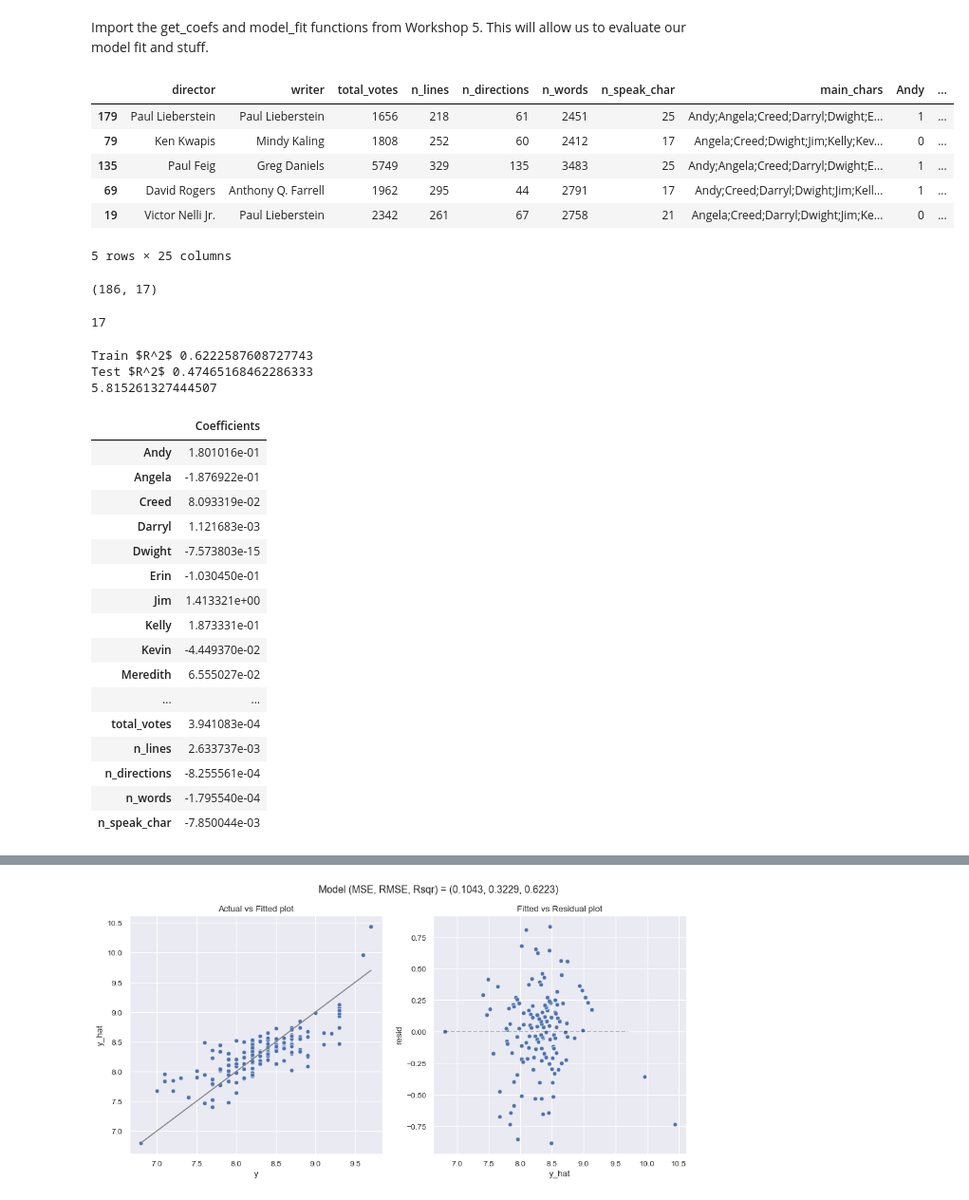
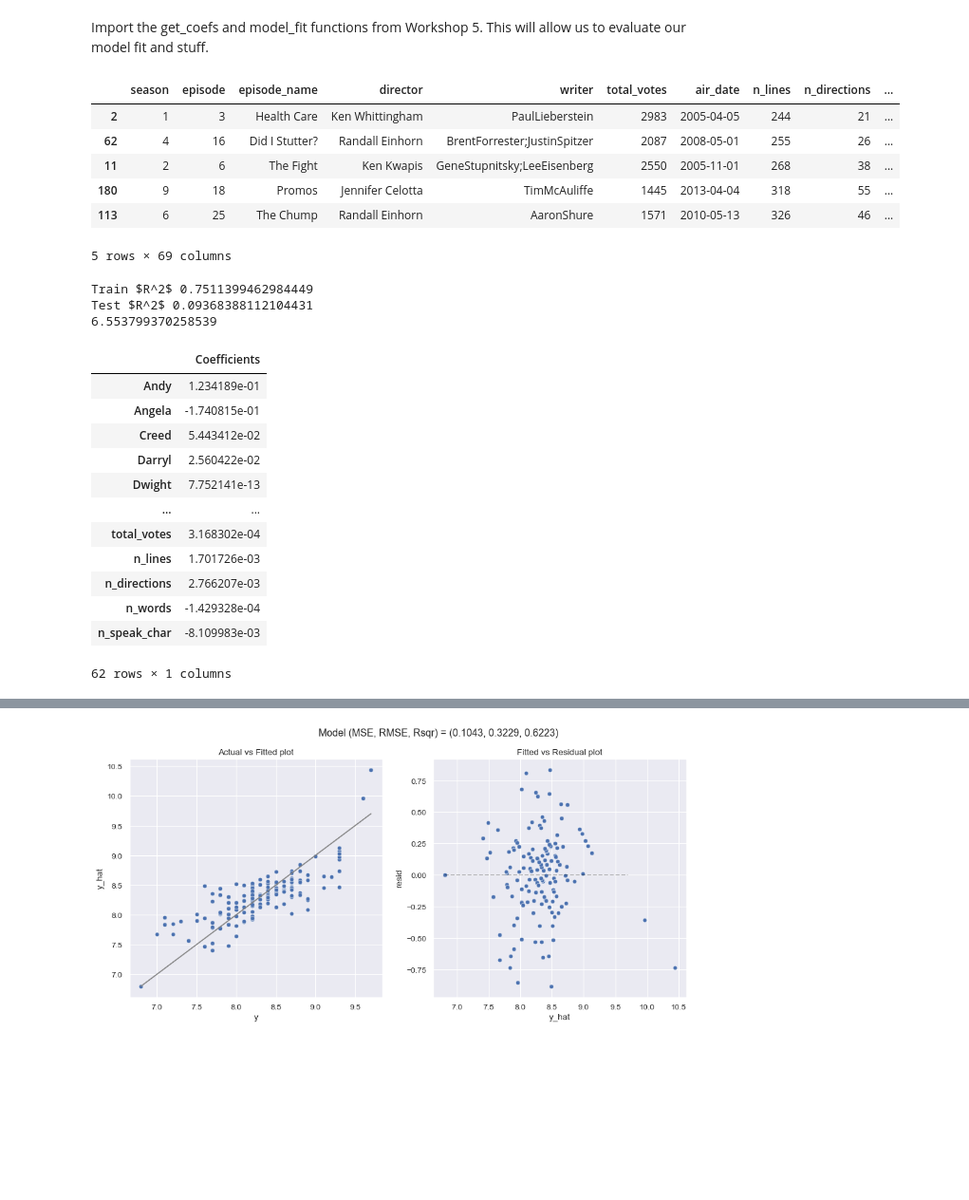
Before and after one commit to aidangarrity/MachineLearningProj1, a Jupyter notebook: project1.ipynb, the cells around one changed output, grey strips where cells are left out. Shown at 95% size. Drawn from its saved outputs; the diff is of its cells as text; code cells hidden in the pictures; blank space fills up the shorter version.

```diff
--- a/project1.ipynb
+++ b/project1.ipynb
@@ -391,29 +389,22 @@ def model_fit(m, X, y, plot = False):
 # %%
 # Splitting into test and train data
 from sklearn.model_selection import train_test_split
-
+people = chars.join(writers)
 X = data.drop('imdb_rating', axis = 1) # Set of features
-X_ = pd.merge(X, chars, left_index=True, right_index=True)
+X_ = pd.merge(X, people, left_index=True, right_index=True)
 
 y = data['imdb_rating']
 
 X_train, X_test, y_train, y_test = train_test_split(X_, y, test_size = 0.20)
 X_test.head()
 # %% [output]
-|  | director | writer | total_votes | n_lines | n_directions | n_words | n_speak_char | main_chars | Andy | ... |
-| 179 | Paul Lieberstein | Paul Lieberstein | 1656 | 218 | 61 | 2451 | 25 | Andy;Angela;Creed;Darryl;Dwight;E... | 1 | ... |
-| 79 | Ken Kwapis | Mindy Kaling | 1808 | 252 | 60 | 2412 | 17 | Angela;Creed;Dwight;Jim;Kelly;Kev... | 0 | ... |
-| 135 | Paul Feig | Greg Daniels | 5749 | 329 | 135 | 3483 | 25 | Andy;Angela;Creed;Darryl;Dwight;E... | 1 | ... |
-| 69 | David Rogers | Anthony Q. Farrell | 1962 | 295 | 44 | 2791 | 17 | Andy;Creed;Darryl;Dwight;Jim;Kell... | 1 | ... |
-| 19 | Victor Nelli Jr. | Paul Lieberstein | 2342 | 261 | 67 | 2758 | 21 | Angela;Creed;Darryl;Dwight;Jim;Ke... | 0 | ... |
+|  | season | episode | episode_name | director | writer | total_votes | air_date | n_lines | n_directions | ... |
+| 2 | 1 | 3 | Health Care | Ken Whittingham | PaulLieberstein | 2983 | 2005-04-05 | 244 | 21 | ... |
+| 62 | 4 | 16 | Did I Stutter? | Randall Einhorn | BrentForrester;JustinSpitzer | 2087 | 2008-05-01 | 255 | 26 | ... |
+| 11 | 2 | 6 | The Fight | Ken Kwapis | GeneStupnitsky;LeeEisenberg | 2550 | 2005-11-01 | 268 | 38 | ... |
+| 180 | 9 | 18 | Promos | Jennifer Celotta | TimMcAuliffe | 1445 | 2013-04-04 | 318 | 55 | ... |
+| 113 | 6 | 25 | The Chump | Randall Einhorn | AaronShure | 1571 | 2010-05-13 | 326 | 46 | ... |
-5 rows × 25 columns
+5 rows × 69 columns
-# %%
-print(chars.shape)
-np.linalg.matrix_rank(chars)
-# no rank deficiency?? - I think it might have automatically set Dwight as the reference configuration
-# %% [output]
-(186, 17)
-17
 # %%
 # Linear regression - move to top?
 from sklearn.linear_model import LinearRegression
@@ -421,7 +412,8 @@ from sklearn.metrics import r2_score
 
 # Define headers to regress on
 head0 = ['total_votes', 'n_lines', 'n_directions', 'n_words', 'n_speak_char']
-head = list(chars.keys()) + head0
+
+head = list(people.keys()) + head0
 
 # get regressing cols
 X_train_ = X_train[head]
@@ -444,23 +436,19 @@ print(test_model.intercept_)
 coeffs = pd.DataFrame(test_model.coef_, head, columns=['Coefficients'])
 coeffs
 # %% [output]
-Train $R^2$ 0.6222587608727743
-Test $R^2$ 0.47465168462286333
-5.815261327444507
+Train $R^2$ 0.7511399462984449
+Test $R^2$ 0.09368388112104431
+6.553799370258539
 |  | Coefficients |
-| Andy | 1.801016e-01 |
-| Angela | -1.876922e-01 |
-| Creed | 8.093319e-02 |
-| Darryl | 1.121683e-03 |
-| Dwight | -7.573803e-15 |
-| Erin | -1.030450e-01 |
-| Jim | 1.413321e+00 |
-| Kelly | 1.873331e-01 |
-| Kevin | -4.449370e-02 |
-| Meredith | 6.555027e-02 |
+| Andy | 1.234189e-01 |
+| Angela | -1.740815e-01 |
+| Creed | 5.443412e-02 |
+| Darryl | 2.560422e-02 |
+| Dwight | 7.752141e-13 |
 | ... | ... |
-| total_votes | 3.941083e-04 |
-| n_lines | 2.633737e-03 |
-| n_directions | -8.255561e-04 |
-| n_words | -1.795540e-04 |
-| n_speak_char | -7.850044e-03 |
+| total_votes | 3.168302e-04 |
+| n_lines | 1.701726e-03 |
+| n_directions | 2.766207e-03 |
+| n_words | -1.429328e-04 |
+| n_speak_char | -8.109983e-03 |
+62 rows × 1 columns
```
Also changed, not shown: parts of 3 cells of this notebook.
